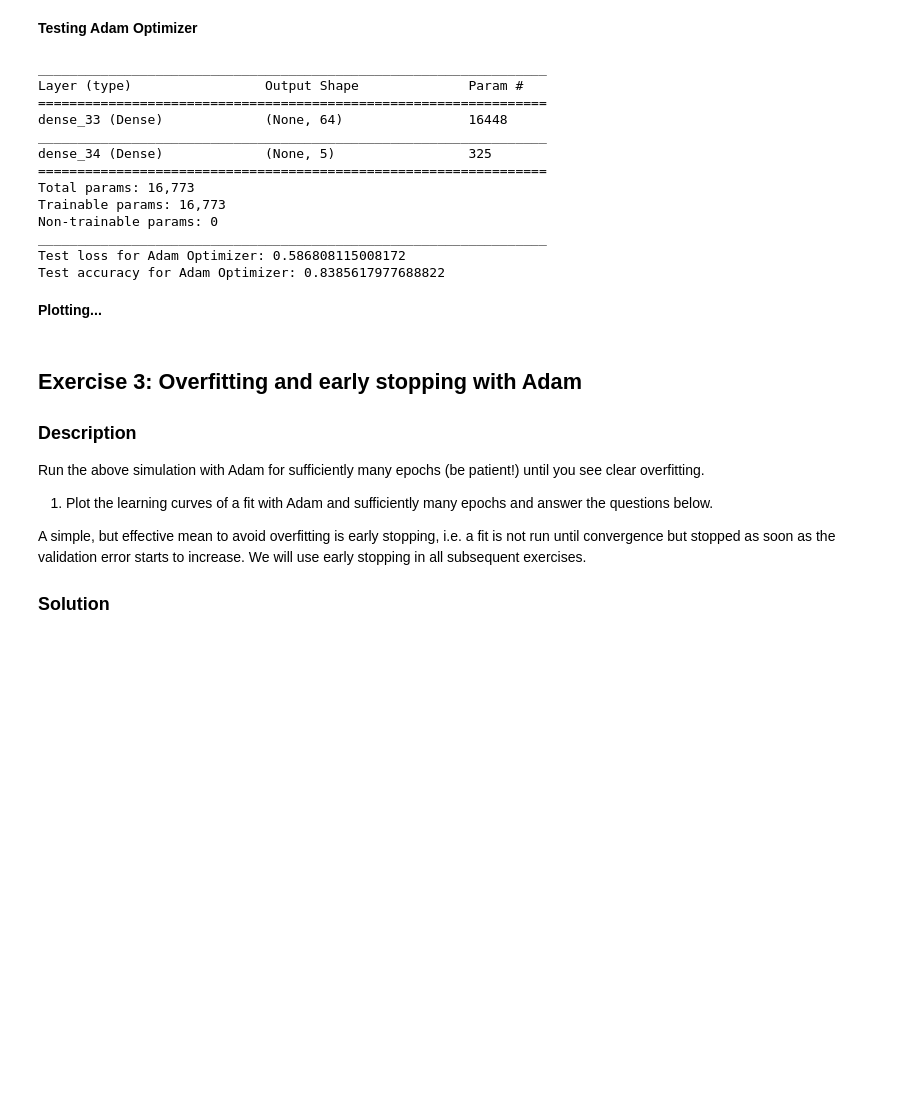
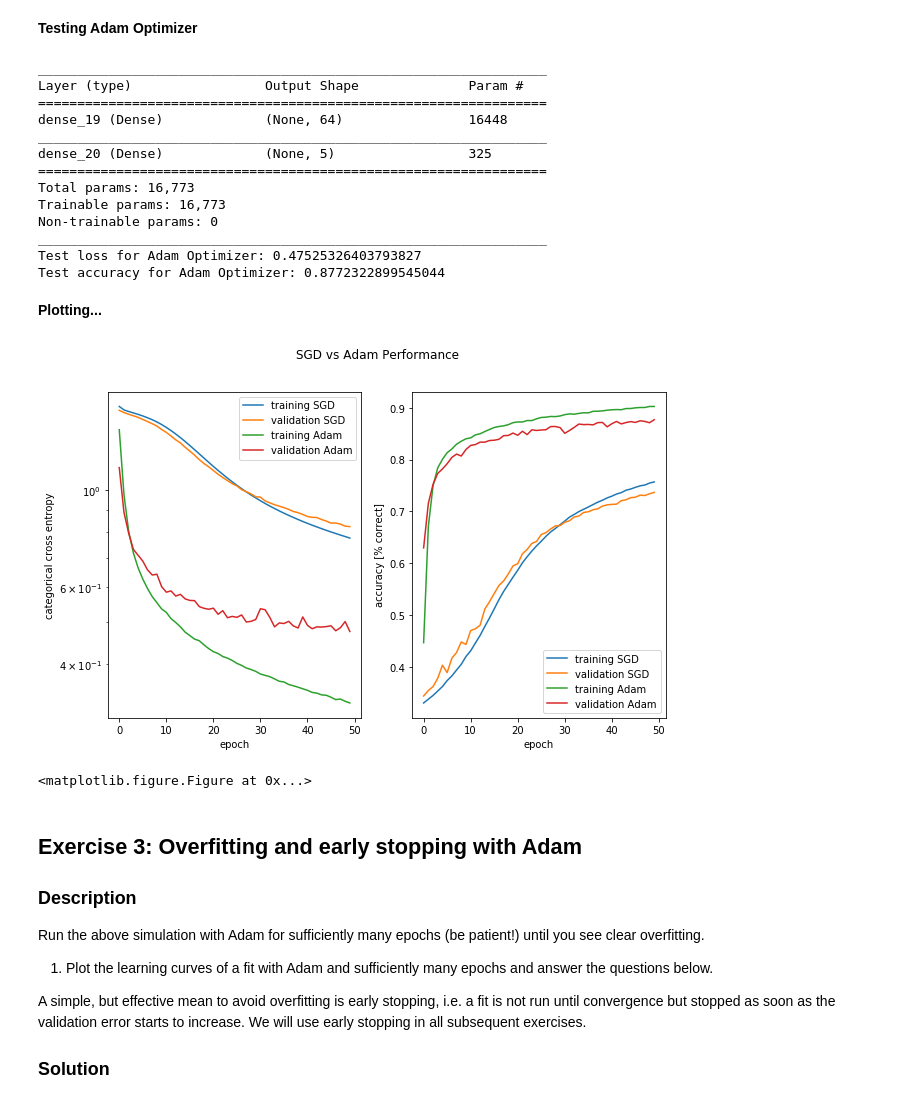
Before and after one commit to denngan/ann, a Jupyter notebook: miniproject1/miniproject1.ipynb, the cells around one changed output. Cells and saved outputs as stored; diff of their text form; code cells hidden in the pictures; blank space fills up the shorter version.

```diff
--- a/miniproject1/miniproject1.ipynb
+++ b/miniproject1/miniproject1.ipynb
@@ -336,6 +376,7 @@ def hiddenlayer_nn(activation_per_layer, input_dim, loss_fct, metrics, neurons_p
 **Testing SGD w/ different learning rates:**
 # %%
 learning_rates = [0.001, 0.01, 0.1]
+history_sgd = []
 for lr in learning_rates:
     # define sgd optimizer with specific learning rate
     sgd = SGD(lr = lr)
@@ -343,6 +384,7 @@ for lr in learning_rates:
     model = hiddenlayer_nn(activation_per_layer, 256, loss_fct, metrics, neurons_per_layer, sgd)
     # fit model
     history = model.fit(np.asarray(x_train), y_train,
+                        validation_data = (x_test, y_test),
                         batch_size=batch_size,
                         epochs=epochs,
                         verbose=0)
@@ -350,6 +392,8 @@ for lr in learning_rates:
     score = model.evaluate(x_test, y_test, verbose=0)
     print('Test loss for lr = {}: {}'.format(lr, score[0]))
     print('Test accuracy for lr = {}: {}'.format(lr, score[1]))
+
+    history_sgd.append(history)
 # %% [output]
 _________________________________________________________________
 Layer (type)                 Output Shape              Param #
@@ -382,10 +426,11 @@ B) For a smaller learning rate, less information is learned per epoch. Thus, mor
 # create model
 model = hiddenlayer_nn(activation_per_layer, 256, loss_fct, metrics, neurons_per_layer, 'adam')
 # fit model
-history = model.fit(np.asarray(x_train), y_train,
-                    batch_size=batch_size,
-                    epochs=epochs,
-                    verbose=0)
+history_adam = model.fit(np.asarray(x_train), y_train,
+                         validation_data = (x_test, y_test),
+                         batch_size=batch_size,
+                         epochs=epochs,
+                         verbose=0)
 # test model
 score = model.evaluate(x_test, y_test, verbose=0)
 print('Test loss for Adam Optimizer: {}'.format(score[0]))
@@ -394,18 +439,23 @@ print('Test accuracy for Adam Optimizer: {}'.format(score[1]))
 _________________________________________________________________
 Layer (type)                 Output Shape              Param #
 =================================================================
-dense_33 (Dense)             (None, 64)                16448
+dense_19 (Dense)             (None, 64)                16448
 _________________________________________________________________
-dense_34 (Dense)             (None, 5)                 325
+dense_20 (Dense)             (None, 5)                 325
 =================================================================
 Total params: 16,773
 Trainable params: 16,773
 Non-trainable params: 0
 _________________________________________________________________
-Test loss for Adam Optimizer: 0.586808115008172
-Test accuracy for Adam Optimizer: 0.8385617977688822
+Test loss for Adam Optimizer: 0.47525326403793827
+Test accuracy for Adam Optimizer: 0.8772322899545044
 # %% [markdown]
 **Plotting...**
+# %%
+plot_comparison([history_sgd[1], history_adam], ['SGD', 'Adam'], 'SGD vs Adam Performance')
+# %% [output]
+[figure, added]
+<matplotlib.figure.Figure at 0x...>
 # %% [markdown]
 ## Exercise 3: Overfitting and early stopping with Adam
 
```
Also changed, not shown: parts of 30 cells of this notebook.
